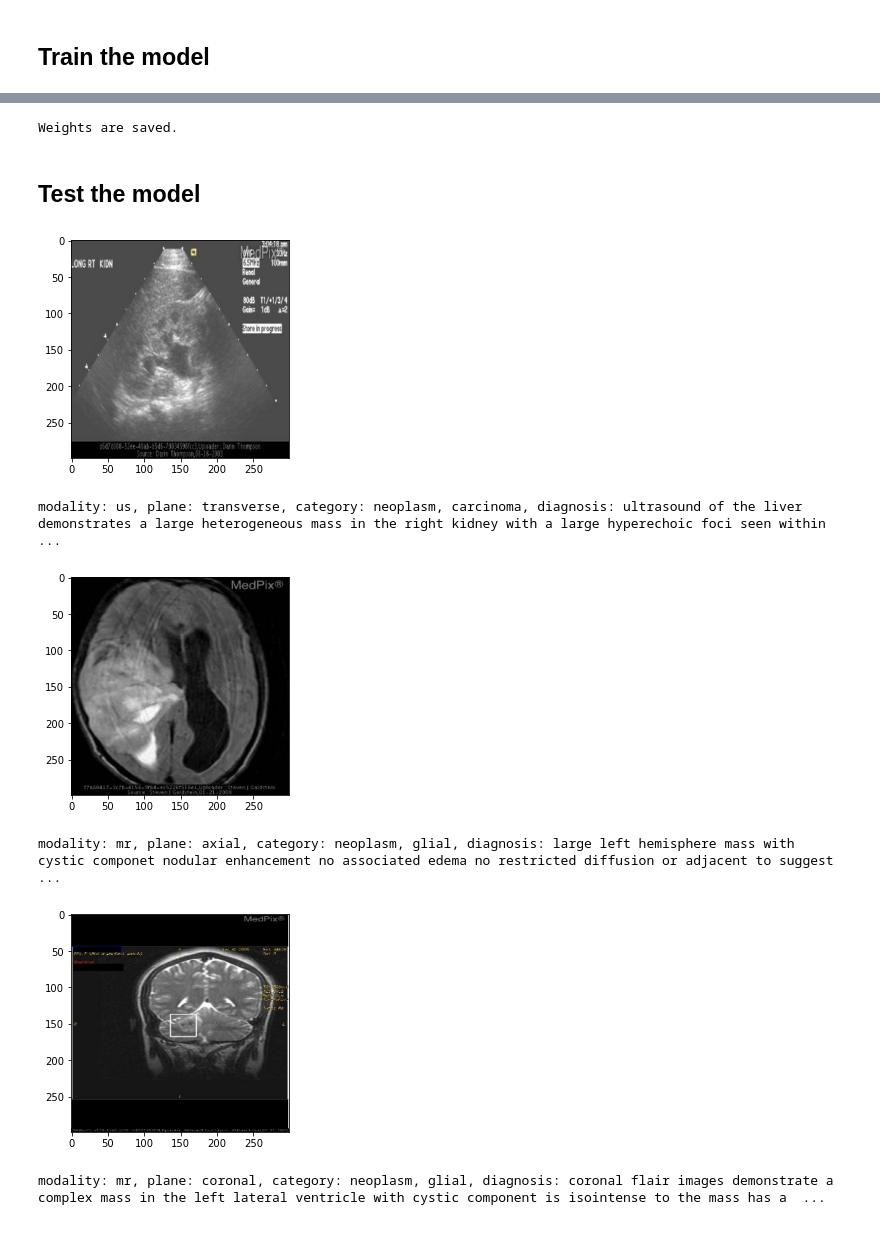
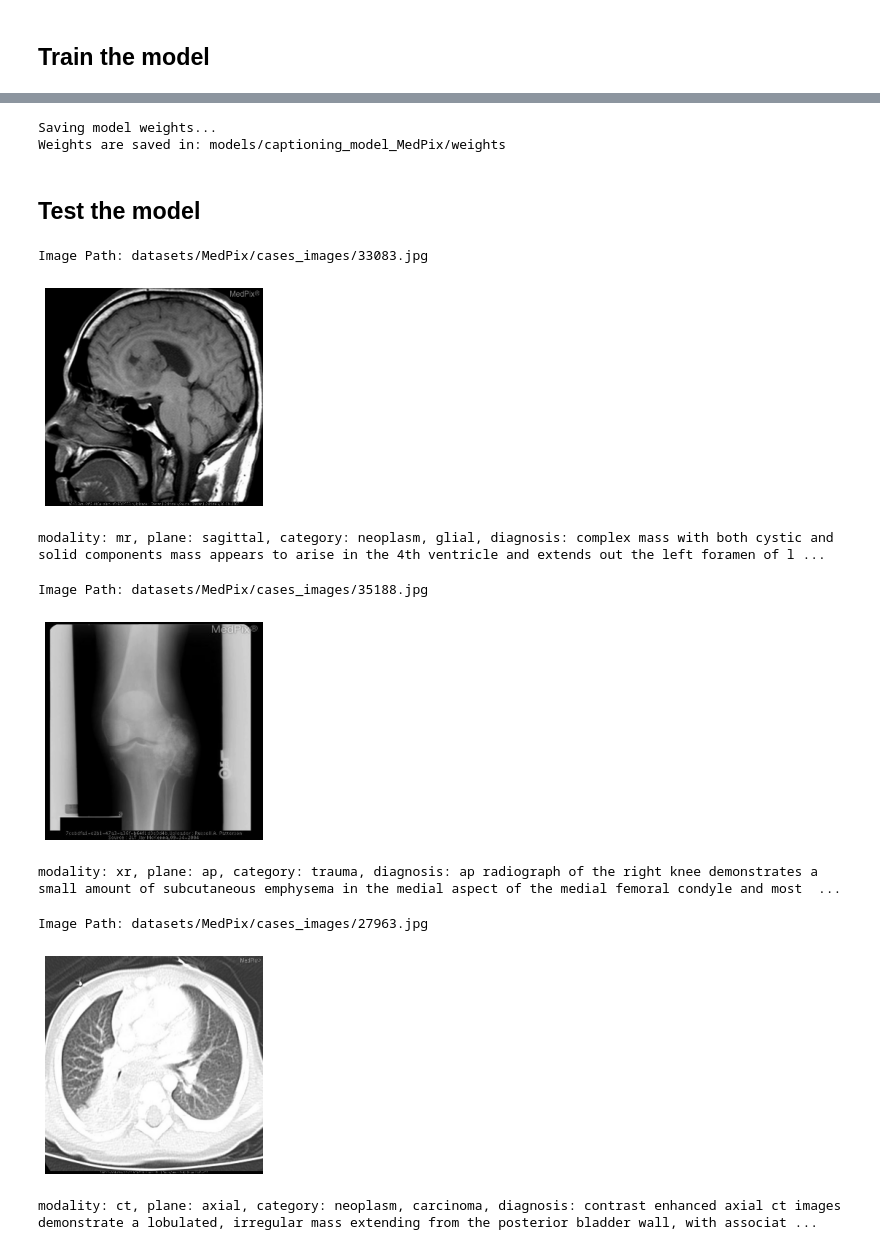
Before and after one commit to KevinTMtz/MedCLIPModel, a Jupyter notebook: MedCLIP Captioning Model.ipynb, the cells around one changed output, grey strips where cells are left out. Cells and saved outputs as stored; diff of their text form; code cells hidden in the pictures.

```diff
--- a/MedCLIP Captioning Model.ipynb
+++ b/MedCLIP Captioning Model.ipynb
@@ -64,10 +84,10 @@ AUTOTUNE = tf.data.AUTOTUNE
 # %% [markdown]
 ## Load dataset
 # %%
-annotations = pd.read_excel(ANNOTATION_FILE)
+annotations = pd.read_csv(ANNOTATION_FILE)
 # %%
-# Download image files
-if not os.path.exists(IMAGES_PATH):
+# Download MedPix image files
+if (CURRENT_DATABASE == Database.MedPix and not os.path.exists(IMAGES_PATH)):
     for index, row in annotations.iterrows():
         url = row['Image_URL']
         file_name = str(index) + '.jpg'
@@ -116,17 +137,6 @@ def load_captions_data():
     return image_path_to_caption, text_data
 # %%
 def train_val_split(caption_data, train_size=0.8, shuffle=True):
-    """Split the captioning dataset into train and validation sets.
-
-    Args:
-        caption_data (dict): Dictionary containing the mapped caption data
-        train_size (float): Fraction of all the full dataset to use as training data
-        shuffle (bool): Whether to shuffle the dataset before splitting
-
-    Returns:
-        Traning and validation datasets as two separated dicts
-    """
-
     # 1. Get the list of all image names
     all_images = list(caption_data.keys())
 
@@ -636,10 +643,13 @@ history = caption_model.fit(
 # %%
 # Save the model weights
+print("Saving model weights...")
+
 caption_model.save_weights(WEIGHTS_FILE_PATH, save_format='tf')
 
-print('Weights are saved.')
+print('Weights are saved in: ' + WEIGHTS_FILE_PATH)
 # %% [output]
-Weights are saved.
+Saving model weights...
+Weights are saved in: models/captioning_model_MedPix/weights
 # %% [markdown]
 ## Test the model
 # %%
@@ -649,14 +659,17 @@ max_decoded_sentence_length = SEQ_LENGTH - 1
 valid_images = list(valid_data.keys())
 
 
-def generate_caption():
+def generate_random_caption():
     # Select a random image from the validation dataset
     sample_img = np.random.choice(valid_images)
+
+    print("Image Path: " + sample_img)
 
     # Read the image from the disk
     sample_img = read_valid_image(sample_img)
     img = sample_img.numpy().clip(0, 255).astype(np.uint8)
     plt.imshow(img)
+    plt.axis("off")
     plt.show()
 
     # Pass the image to the CNN
@@ -684,17 +697,20 @@ def generate_caption():
     decoded_caption = decoded_caption.replace(" <end>", "").strip()
     print(decoded_caption)
 # %%
-generate_caption()
+generate_random_caption()
 # %% [output]
+Image Path: datasets/MedPix/cases_images/33083.jpg
-[figure, old version]
+[figure, new version]
-modality: us, plane: transverse, category: neoplasm, carcinoma, diagnosis: ultrasound of the liver demonstrates a large heterogeneous mass in the right kidney with a large hyperechoic foci seen within ...
+modality: mr, plane: sagittal, category: neoplasm, glial, diagnosis: complex mass with both cystic and solid components mass appears to arise in the 4th ventricle and extends out the left foramen of l ...
 # %%
-generate_caption()
+generate_random_caption()
 # %% [output]
+Image Path: datasets/MedPix/cases_images/35188.jpg
-[figure, old version]
+[figure, new version]
-modality: mr, plane: axial, category: neoplasm, glial, diagnosis: large left hemisphere mass with cystic componet nodular enhancement no associated edema no restricted diffusion or adjacent to suggest ...
+modality: xr, plane: ap, category: trauma, diagnosis: ap radiograph of the right knee demonstrates a small amount of subcutaneous emphysema in the medial aspect of the medial femoral condyle and most  ...
 # %%
-generate_caption()
+generate_random_caption()
 # %% [output]
+Image Path: datasets/MedPix/cases_images/27963.jpg
-[figure, old version]
+[figure, new version]
-modality: mr, plane: coronal, category: neoplasm, glial, diagnosis: coronal flair images demonstrate a complex mass in the left lateral ventricle with cystic component is isointense to the mass has a  ...
+modality: ct, plane: axial, category: neoplasm, carcinoma, diagnosis: contrast enhanced axial ct images demonstrate a lobulated, irregular mass extending from the posterior bladder wall, with associat ...
```
Also changed, not shown: parts of 13 cells of this notebook, 10 other files.
